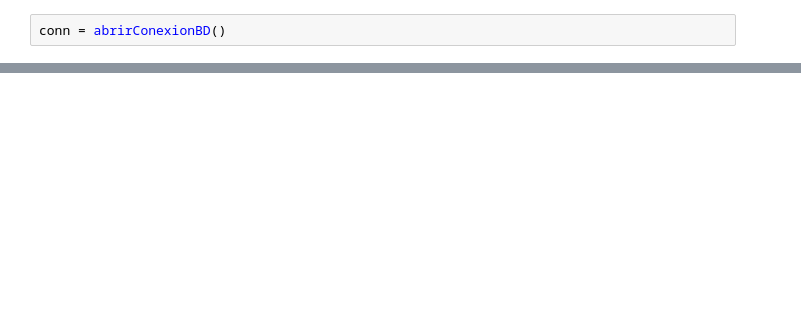
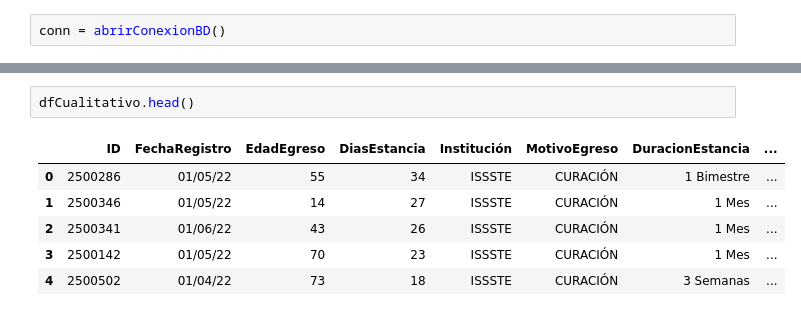
Before and after one commit to propedeuticosmcd/proyectoBD_, a Jupyter notebook: proyecto.ipynb, the cells around one changed output, grey strips where cells are left out. Drawn from its saved outputs; the diff is of its cells as text; blank space fills up the shorter version.

```diff
--- a/proyecto.ipynb
+++ b/proyecto.ipynb
@@ -142,0 +136,9 @@ dfCualitativo.shape
+# %%
+dfCualitativo.head()
+# %% [output]
+|  | ID | FechaRegistro | EdadEgreso | DiasEstancia | Institución | MotivoEgreso | DuracionEstancia | ... |
+| 0 | 2500286 | 01/05/22 | 55 | 34 | ISSSTE | CURACIÓN | 1 Bimestre | ... |
+| 1 | 2500346 | 01/05/22 | 14 | 27 | ISSSTE | CURACIÓN | 1 Mes | ... |
+| 2 | 2500341 | 01/06/22 | 43 | 26 | ISSSTE | CURACIÓN | 1 Mes | ... |
+| 3 | 2500142 | 01/05/22 | 70 | 23 | ISSSTE | CURACIÓN | 1 Mes | ... |
+| 4 | 2500502 | 01/04/22 | 73 | 18 | ISSSTE | CURACIÓN | 3 Semanas | ... |
```
Also changed, not shown: parts of 11 cells of this notebook, 4 other files.
